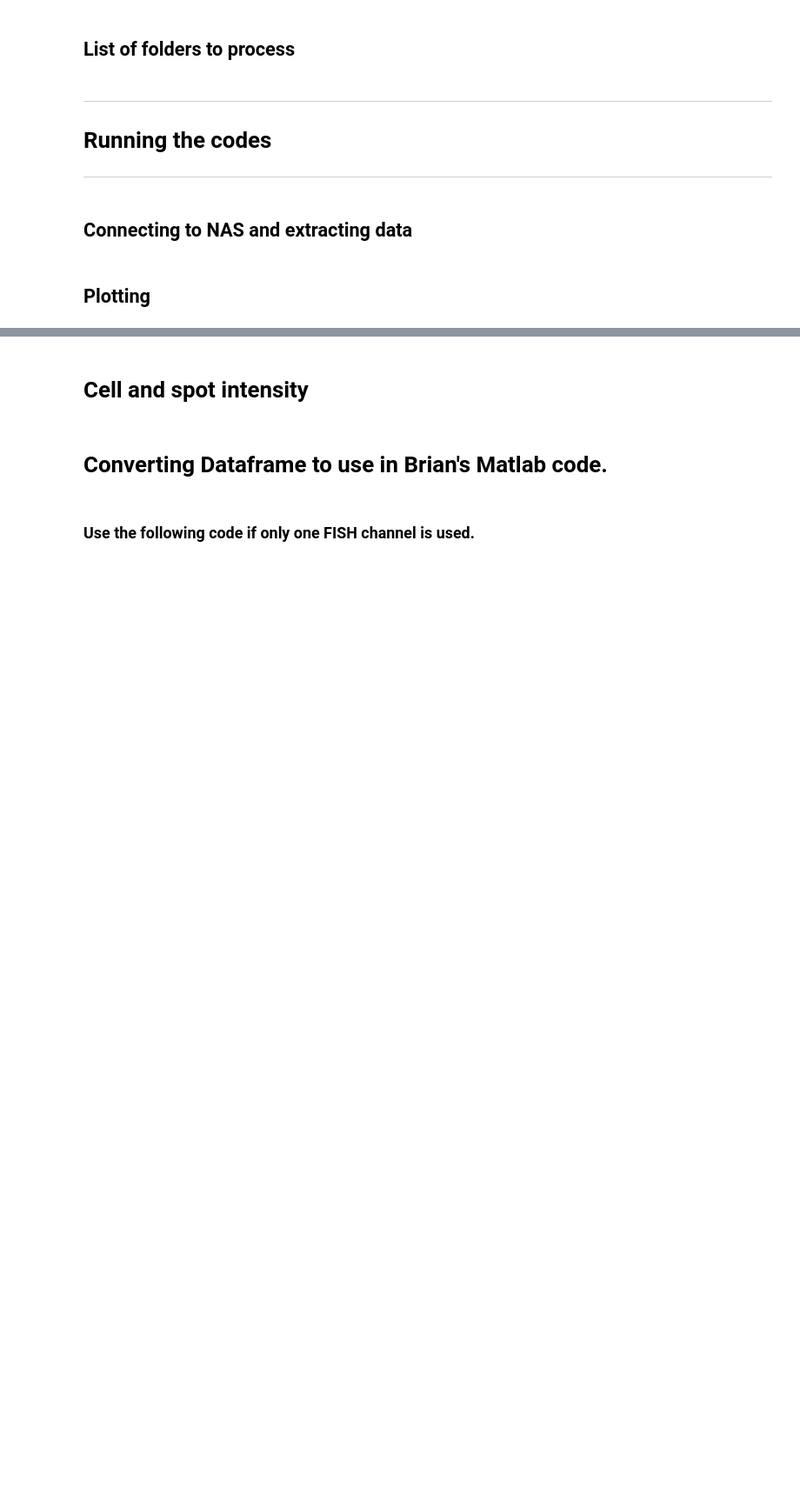
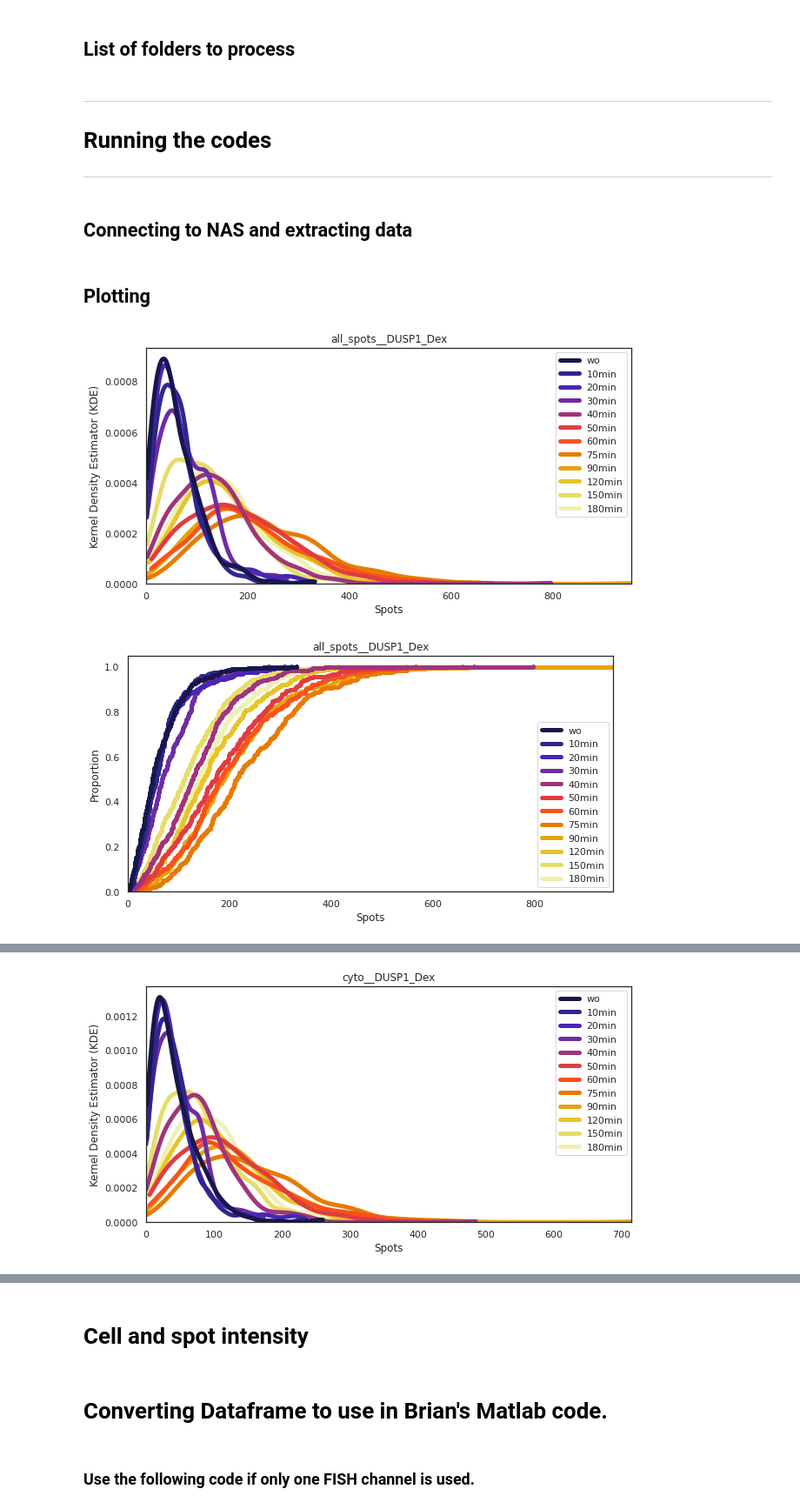
Before and after one commit to MunskyGroup/FISH_Processing, a Jupyter notebook: notebooks/FISH_data_interpretaton.ipynb, the cells around one changed output, grey strips where cells are left out. Shown at 87% size. Drawn from its saved outputs; the diff is of its cells as text; code cells hidden in the pictures; blank space fills up the shorter version.

```diff
--- a/notebooks/FISH_data_interpretaton.ipynb
+++ b/notebooks/FISH_data_interpretaton.ipynb
@@ -101,4 +101,7 @@ df_all, df_cyto, df_nuc, df_transcription_sites, list_spots_total, list_spots_nu
 # %% [markdown]
 ## Plotting
 # %%
-fa.Plots.plot_interpretation_distributions (df_all, df_cyto, df_nuc, destination_folder, plot_title_suffix=plot_title_suffix)
+fa.Plots.plot_interpretation_distributions (df_all, df_cyto, df_nuc, destination_folder, plot_title_suffix=plot_title_suffix,y_lim_values_all_spots=(0,600))
+# %% [output]
+[figure, added]
+[figure, added]
@@ -104,0 +109 @@ fa.Plots.plot_interpretation_distributions (df_all, df_cyto, df_nuc, destination
+[figure, added]
```
Also changed, not shown: parts of 3 cells of this notebook, 11 other files.
